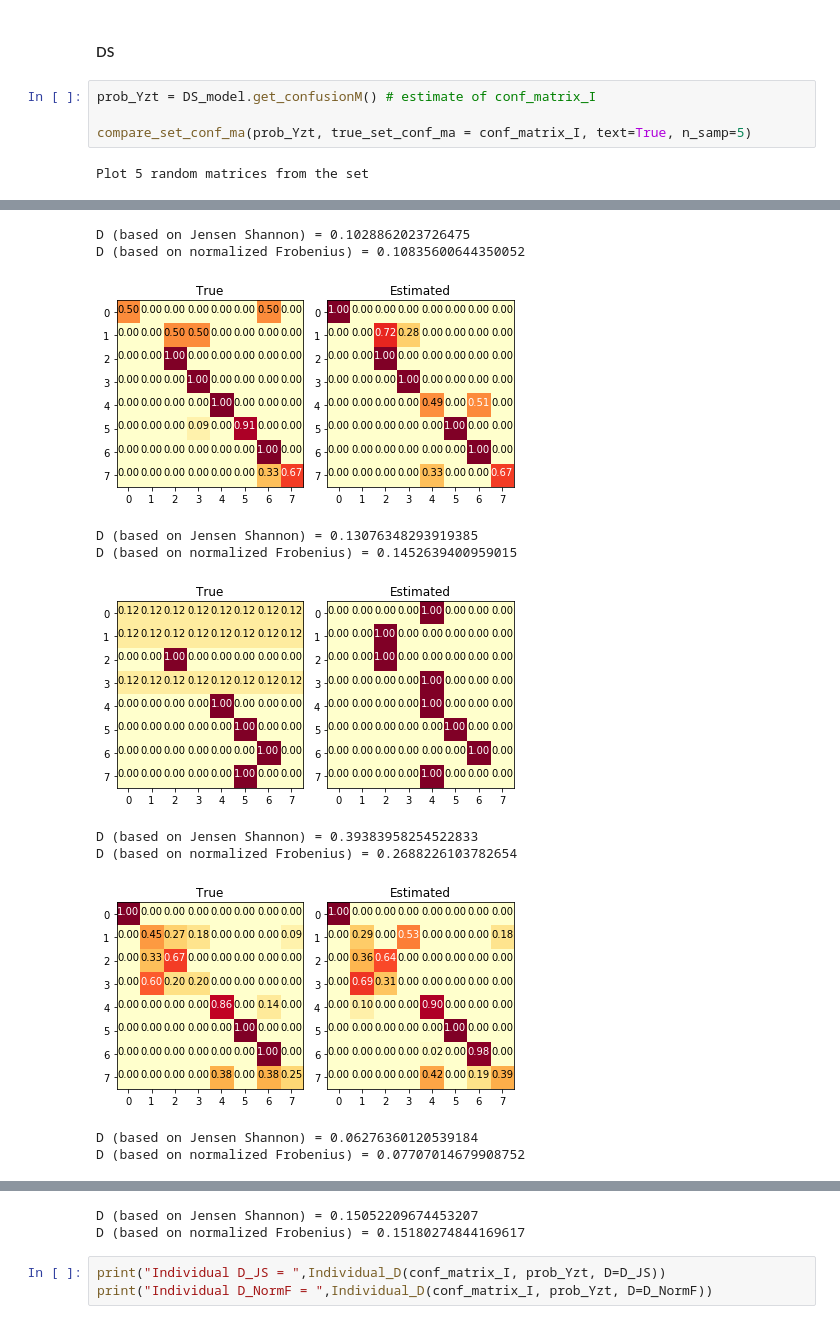
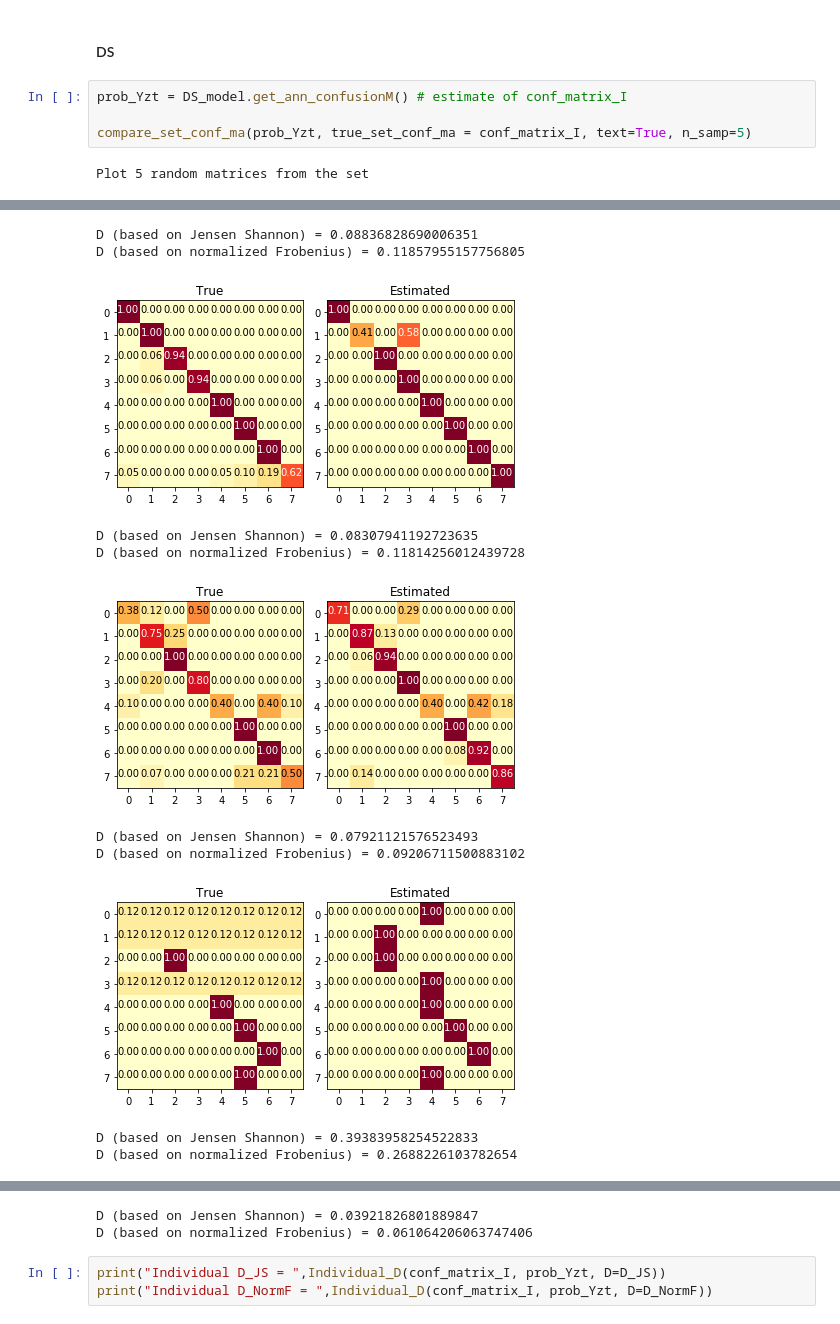
Before and after one commit to fmenat/PyLearningCrowds, a Jupyter notebook: Tutorial - LabelMe.ipynb, the cells around one changed output, grey strips where cells are left out. Cells and saved outputs as stored; diff of their text form.

```diff
--- a/Tutorial - LabelMe.ipynb
+++ b/Tutorial - LabelMe.ipynb
@@ -835,7 +934,7 @@ Global D (based on normalized Frobenius) = 0.10333766580775834
 # %% [markdown]
 #### DS
 # %%
-prob_Yzt = DS_model.get_confusionM() # estimate of conf_matrix_I
+prob_Yzt = DS_model.get_ann_confusionM() # estimate of conf_matrix_I
 
 compare_set_conf_ma(prob_Yzt, true_set_conf_ma = conf_matrix_I, text=True, n_samp=5)
 # %% [output]
@@ -844,11 +943,11 @@ Plot 5 random matrices from the set
-D (based on Jensen Shannon) = 0.1028862023726475
-D (based on normalized Frobenius) = 0.10835600644350052
+D (based on Jensen Shannon) = 0.08836828690006351
+D (based on normalized Frobenius) = 0.11857955157756805
-[figure, old version]
+[figure, new version]
-D (based on Jensen Shannon) = 0.13076348293919385
-D (based on normalized Frobenius) = 0.1452639400959015
+D (based on Jensen Shannon) = 0.08307941192723635
+D (based on normalized Frobenius) = 0.11814256012439728
-[figure, old version]
+[figure, new version]
-D (based on Jensen Shannon) = 0.39383958254522833
-D (based on normalized Frobenius) = 0.2688226103782654
+D (based on Jensen Shannon) = 0.07921121576523493
+D (based on normalized Frobenius) = 0.09206711500883102
-[figure, old version]
+[figure, new version]
-D (based on Jensen Shannon) = 0.06276360120539184
-D (based on normalized Frobenius) = 0.07707014679908752
+D (based on Jensen Shannon) = 0.39383958254522833
+D (based on normalized Frobenius) = 0.2688226103782654
@@ -856,5 +955,5 @@ D (based on normalized Frobenius) = 0.07707014679908752
-D (based on Jensen Shannon) = 0.15052209674453207
-D (based on normalized Frobenius) = 0.15180274844169617
+D (based on Jensen Shannon) = 0.03921826801889847
+D (based on normalized Frobenius) = 0.061064206063747406
 # %%
 print("Individual D_JS = ",Individual_D(conf_matrix_I, prob_Yzt, D=D_JS))
 print("Individual D_NormF = ",Individual_D(conf_matrix_I, prob_Yzt, D=D_NormF))
```
Also changed, not shown: parts of 27 cells of this notebook, 7 other files.
